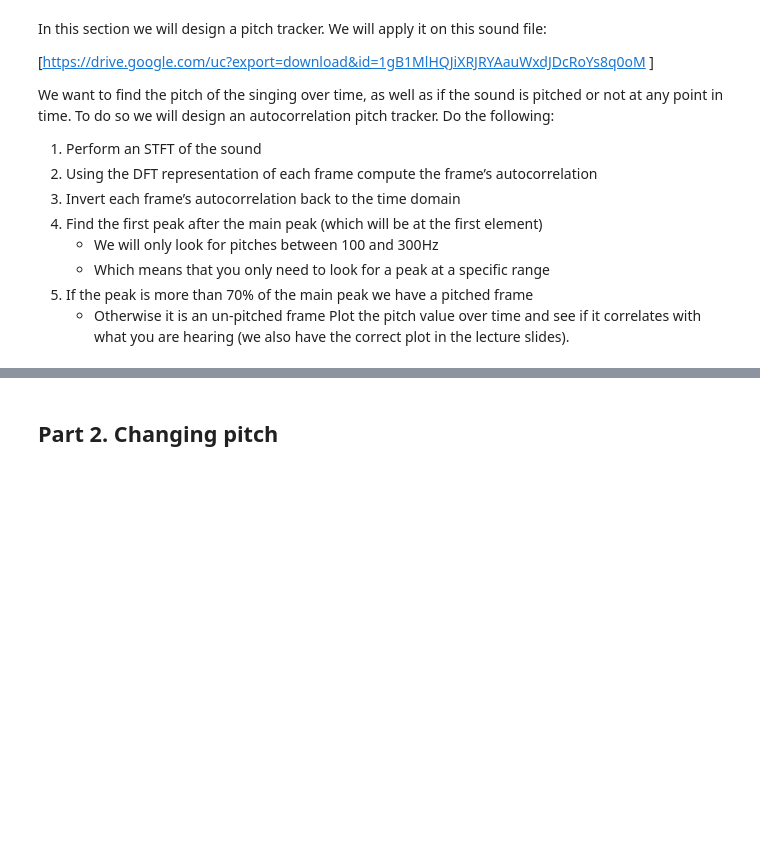
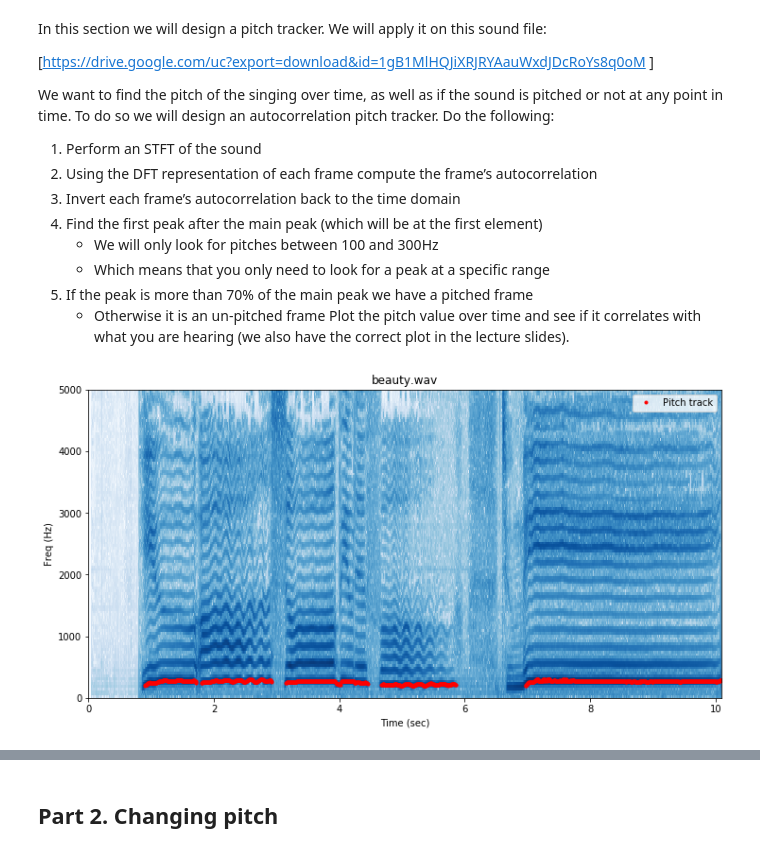
Before and after one commit to taiyingchen/CS498PS, a Jupyter notebook: Lab_7.ipynb, the cells around one changed output, grey strips where cells are left out. Drawn from its saved outputs; the diff is of its cells as text; code cells hidden in the pictures; blank space fills up the shorter version.

```diff
--- a/Lab_7.ipynb
+++ b/Lab_7.ipynb
@@ -23,0 +108,38 @@ raise NotImplementedError()
+# %%
+fs, x = wavfile.read('data/beauty.wav')
+# %%
+dft_size = 1024
+hop_size = 256
+zero_pad = 0
+stft_window = signal.hann(dft_size, sym=False)
+
+X = stft(x, dft_size, hop_size, zero_pad, stft_window)
+c = autocorrelation(X) # shape=(frame, dft_size)
+# %%
+thresold = 0.7 # 70% of the main peak
+lowest_pitch = 100
+highest_pitch = 300
+
+period_peaks = find_period_peaks(c, lowest_pitch, highest_pitch, thresold)
+# %%
+time_axis = np.linspace(0, len(x)/fs, X.shape[1])
+freq_axis = np.linspace(0, fs/2, X.shape[0])
+freq_abs = np.absolute(X)
+plt.figure(figsize=(12, 6))
+
+plt.pcolormesh(time_axis, freq_axis, np.log(freq_abs+np.e), cmap='Blues')
+plt.plot(period_peaks[:, 0], period_peaks[:, 1], 'ro', markersize=3, label='Pitch track')
+
+plt.title('beauty.wav')
+plt.xlabel('Time (sec)')
+plt.ylabel('Freq (Hz)')
+plt.legend()
+
+plt.xlim(0, len(x)/fs)
+plt.ylim(0, 5000)
+
+plt.show()
+
+sound(x, fs)
+# %% [output]
+[figure, added]
```
Also changed, not shown: parts of 12 cells of this notebook.
